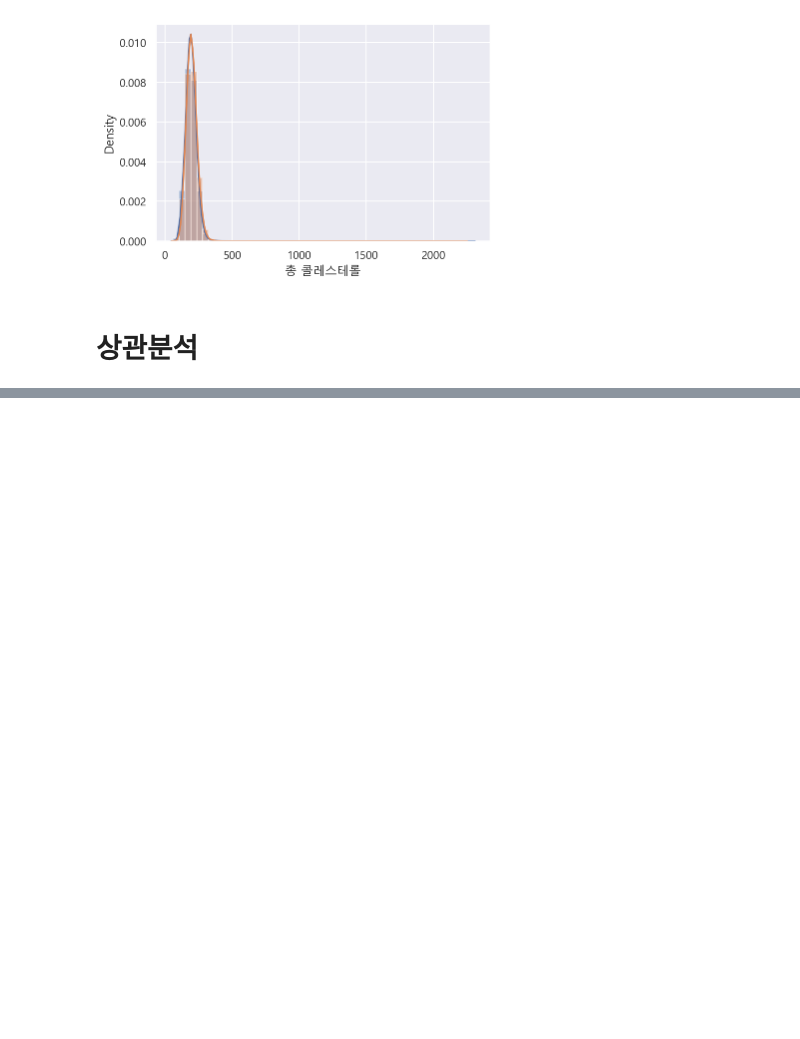
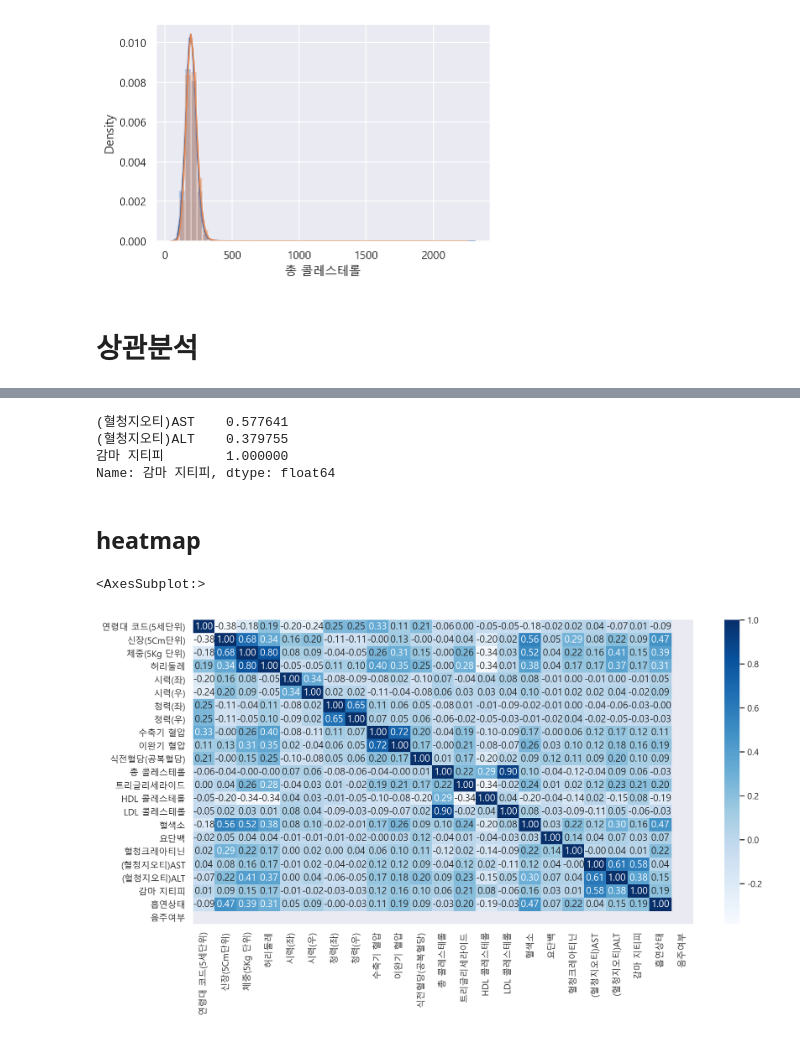
Before and after one commit to tree698/Data_Analysis, a Jupyter notebook: 1. Health Check/Health Check.ipynb, the cells around one changed output, grey strips where cells are left out. Saved outputs shown, nothing was run; the diff lists cells and outputs as text; code cells hidden in the pictures; blank space fills up the shorter version.

```diff
--- a/1. Health Check/Health Check.ipynb
+++ b/1. Health Check/Health Check.ipynb
@@ -888,0 +897,9 @@ sns.distplot(df.loc[df["총 콜레스테롤"].notnull() & df["성별코드"]==0,
+# %%
+# 상관계수에 사용할 컬럼을 변수에 담습니다.
+
+columns = ['연령대 코드(5세단위)', '신장(5Cm단위)',
+       '체중(5Kg 단위)', '허리둘레', '시력(좌)', '시력(우)', '청력(좌)', '청력(우)', '수축기 혈압',
+       '이완기 혈압', '식전혈당(공복혈당)', '총 콜레스테롤', '트리글리세라이드', 'HDL 콜레스테롤', 'LDL 콜레스테롤',
+       '혈색소', '요단백', '혈청크레아티닌', '(혈청지오티)AST', '(혈청지오티)ALT', '감마 지티피', '흡연상태',
+       '음주여부']
+columns
@@ -888,0 +926,6 @@ sns.distplot(df.loc[df["총 콜레스테롤"].notnull() & df["성별코드"]==0,
+# %%
+# 샘플컬럼만 가져와서 df_small 이라는 데이터프레임에 담은 뒤 상관계수를 구합니다
+
+df_small = df_sample[columns]
+df_corr = df_small.corr()
+df_corr
@@ -888,0 +1024,19 @@ sns.distplot(df.loc[df["총 콜레스테롤"].notnull() & df["성별코드"]==0,
+# %%
+# 감마지티피에 대한 상관계수가 특정 수치 이상인 데이터를 봅니다
+
+df_corr.loc[df_corr["감마 지티피"] > 0.3, "감마 지티피"]
+# %% [output]
+(혈청지오티)AST    0.577641
+(혈청지오티)ALT    0.379755
+감마 지티피        1.000000
+Name: 감마 지티피, dtype: float64
+# %% [markdown]
+## heatmap
+# %%
+# 위에서 구한 상관계수를 heatmap를 통해 표현해 봅니다
+
+plt.figure(figsize=(14,7))
+sns.heatmap(df_corr, annot=True, fmt=".2f", cmap="Blues")
+# %% [output]
+<AxesSubplot:>
+[figure, added]
```
Also changed, not shown: parts of 13 cells of this notebook.
